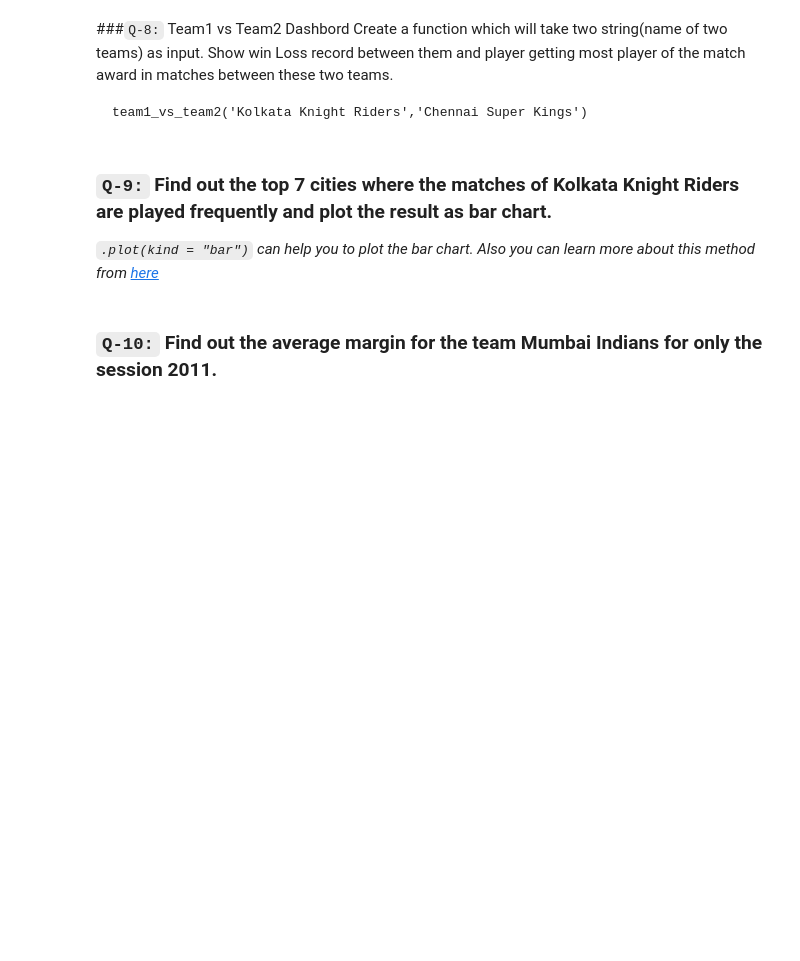
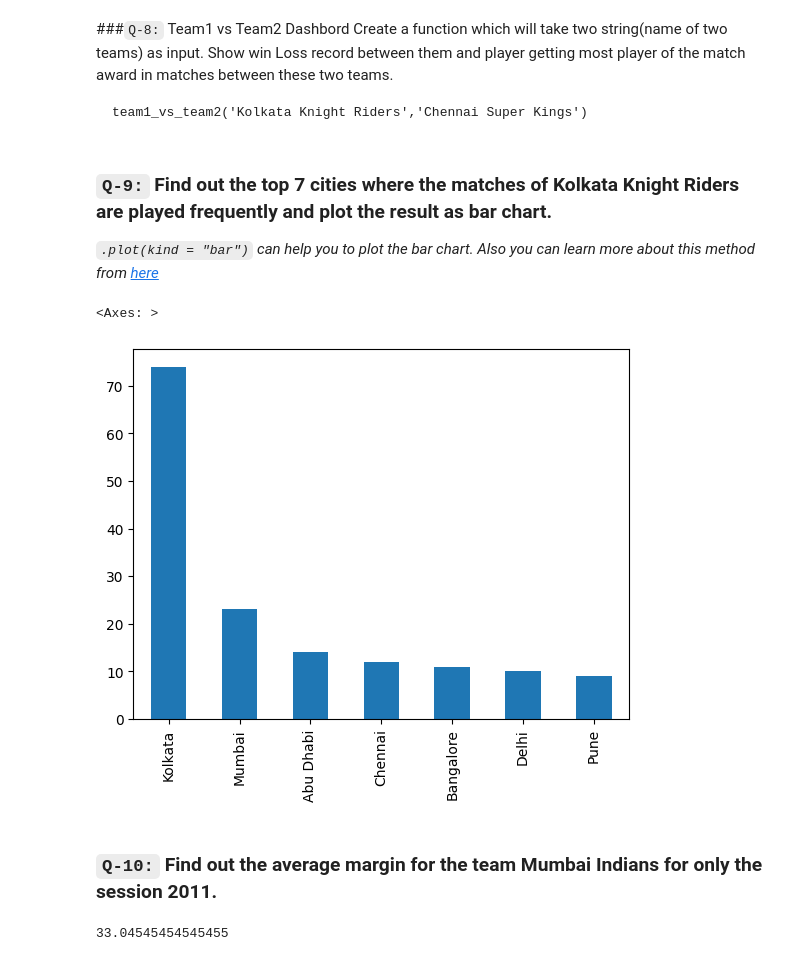
Before and after one commit to singhbhaskar360/Python_ML, a Jupyter notebook: Pandas_session_17_tasks.ipynb, the cells around one changed output. Drawn from its saved outputs; the diff is of its cells as text; code cells hidden in the pictures; blank space fills up the shorter version.

```diff
--- a/Pandas_session_17_tasks.ipynb
+++ b/Pandas_session_17_tasks.ipynb
@@ -289,2 +287,11 @@ team1_vs_team2('Kolkata Knight Riders','Chennai Super Kings')
+# %%
+# code here
+import matplotlib.pyplot as plt
+
+# ipl[ipl['Team1']=='Kolkata Knight Riders' | ipl['Team2']=='Kolkata Knight Riders']['City'].value_counts().sort_values(ascending=False).head(7)#.plot(kind='bar')
+ipl[(ipl['Team1']=='Kolkata Knight Riders') | (ipl['Team2']=='Kolkata Knight Riders')]['City'].value_counts().sort_values(ascending=False).head(7).plot(kind='bar')
+# %% [output]
+<Axes: >
+[figure, added]
 # %% [markdown]
 ### `Q-10:` Find out the average margin for the team Mumbai Indians for only the session 2011.
@@ -292,0 +298,5 @@ team1_vs_team2('Kolkata Knight Riders','Chennai Super Kings')
+# %%
+# code here
+ipl[(ipl['WinningTeam']=='Mumbai Indians') & (ipl['WonBy']=='Runs')]['Margin'].sum()/ipl[(ipl['WinningTeam']=='Mumbai Indians') & (ipl['WonBy']=='Runs')]['Margin'].count()
+# %% [output]
+33.04545454545455
```
Also changed, not shown: parts of 2 cells of this notebook.
